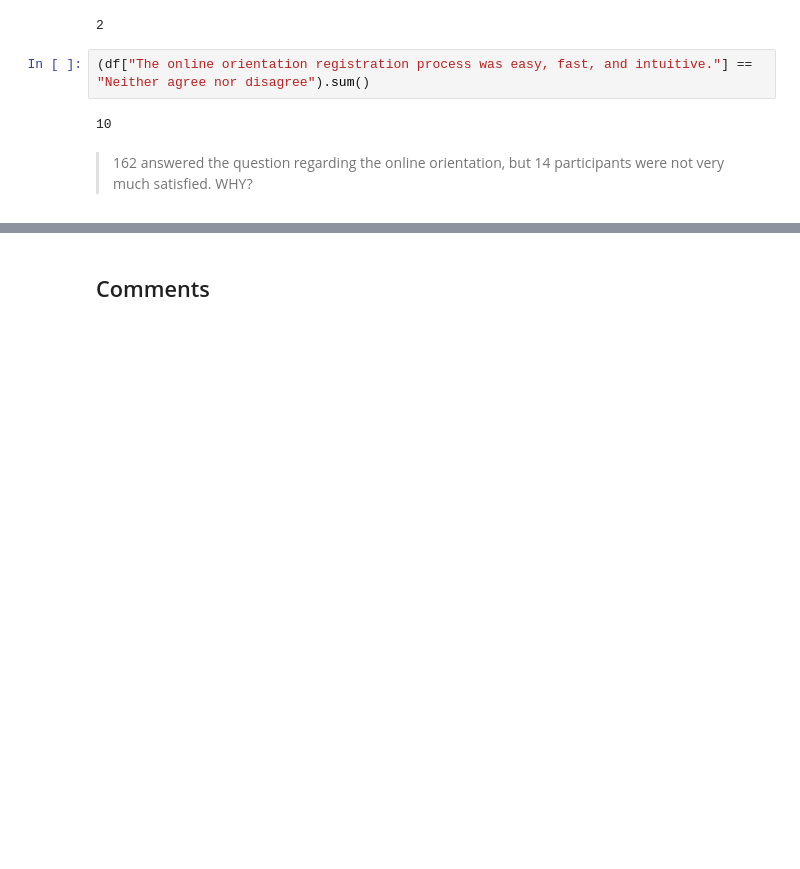
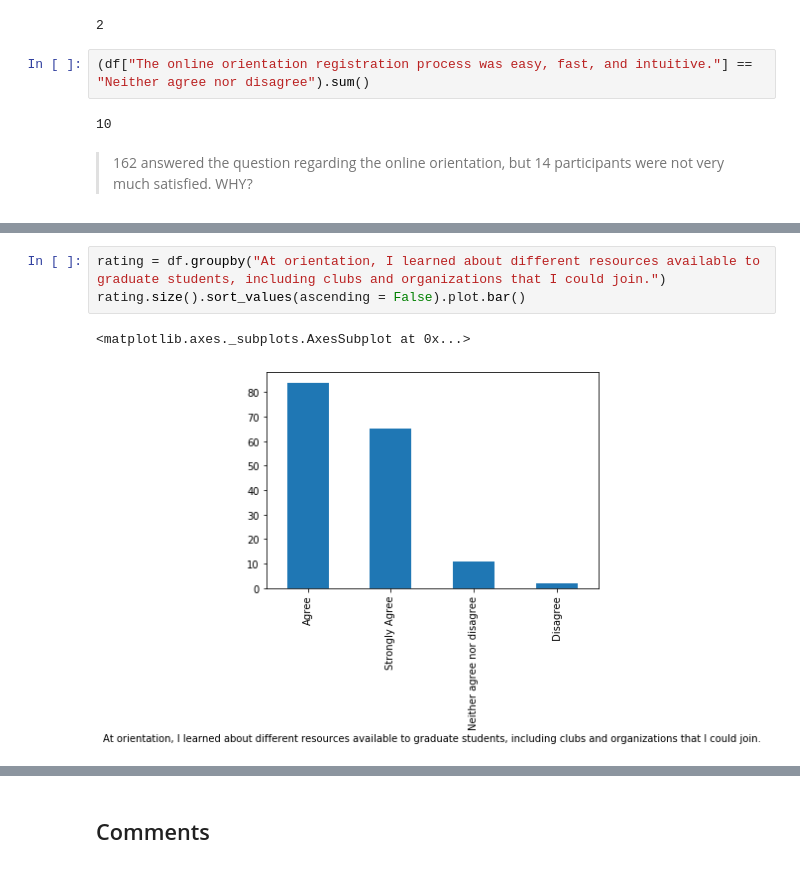
Before and after one commit to sherrytp/Notebooks, a Jupyter notebook: OrientationProject.ipynb, the cells around one changed output, grey strips where cells are left out. Drawn from its saved outputs; the diff is of its cells as text; blank space fills up the shorter version.

```diff
--- a/OrientationProject.ipynb
+++ b/OrientationProject.ipynb
@@ -601,0 +554,6 @@ WHY?
+# %%
+rating = df.groupby("At orientation, I learned about different resources available to graduate students, including clubs and organizations that I could join.")
+rating.size().sort_values(ascending = False).plot.bar()
+# %% [output]
+<matplotlib.axes._subplots.AxesSubplot at 0x...>
+[figure, added]
```
Also changed, not shown: parts of 29 cells of this notebook, 1 other file.
